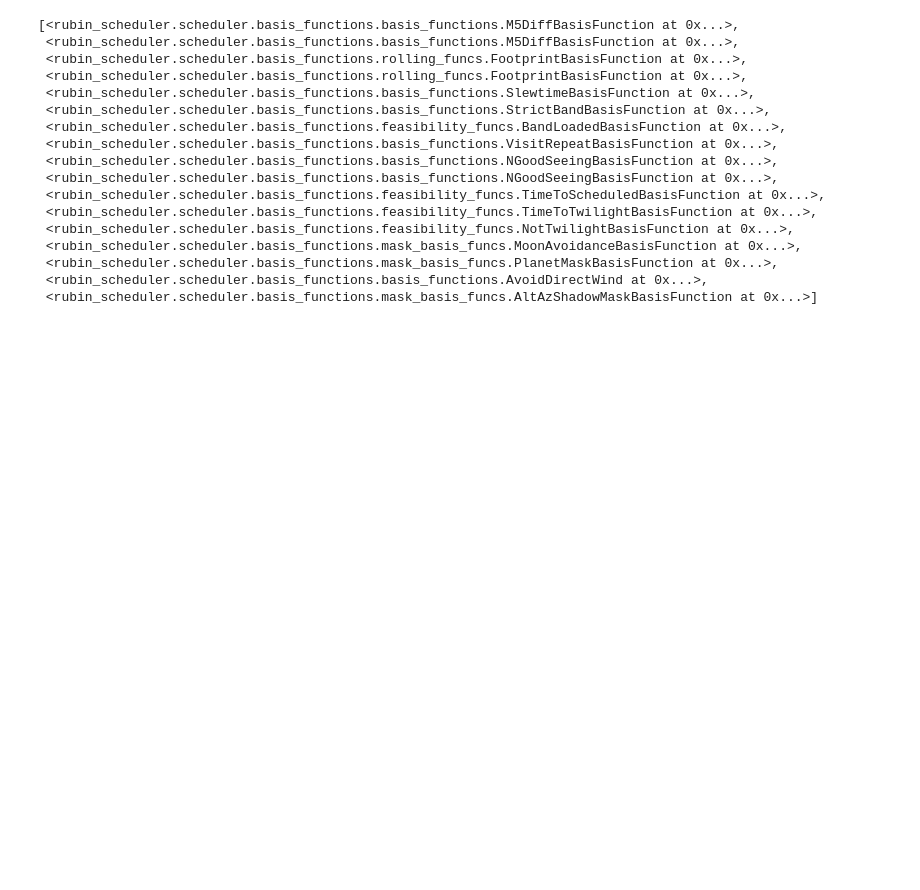
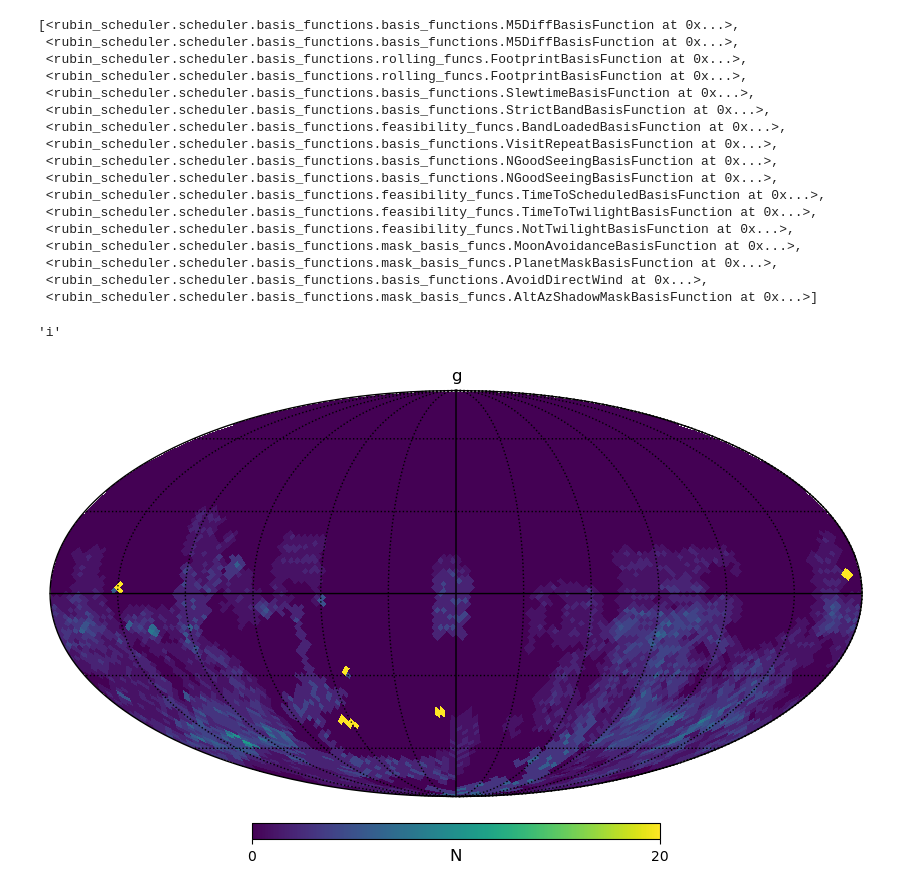
Before and after one commit to yoachim/26_scratch, a Jupyter notebook: snap_check/snap_check.ipynb, the cells around one changed output. Cells and saved outputs as stored; diff of their text form; code cells hidden in the pictures; blank space fills up the shorter version.

```diff
--- a/snap_check/snap_check.ipynb
+++ b/snap_check/snap_check.ipynb
@@ -48,3 +39,14 @@ scheduler.survey_lists[4][3].basis_functions
  <rubin_scheduler.scheduler.basis_functions.mask_basis_funcs.PlanetMaskBasisFunction at 0x...>,
  <rubin_scheduler.scheduler.basis_functions.basis_functions.AvoidDirectWind at 0x...>,
  <rubin_scheduler.scheduler.basis_functions.mask_basis_funcs.AltAzShadowMaskBasisFunction at 0x...>]
+# %%
+scheduler.survey_lists[4][3].basis_functions[3].survey_features["N_obs"].bandname
+# %% [output]
+'i'
+# %%
+feature = scheduler.survey_lists[4][0].basis_functions[3].survey_features["N_obs"]
+title = feature.bandname
+hp.mollview(feature.feature, max=20, title=title, unit="N")
+hp.graticule()
+# %% [output]
+[figure, added]
```
Also changed, not shown: parts of 7 cells of this notebook, 1 other file.
